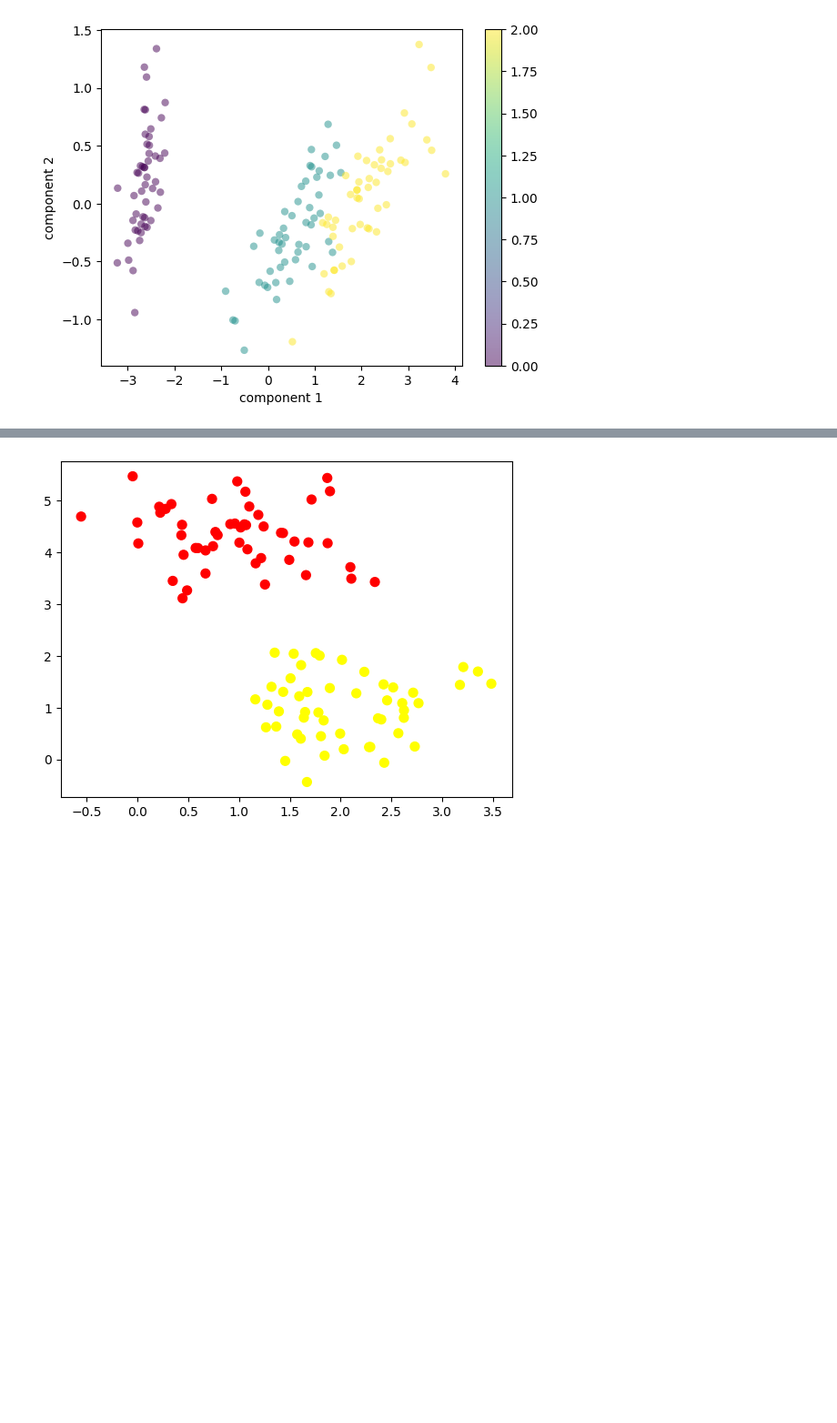
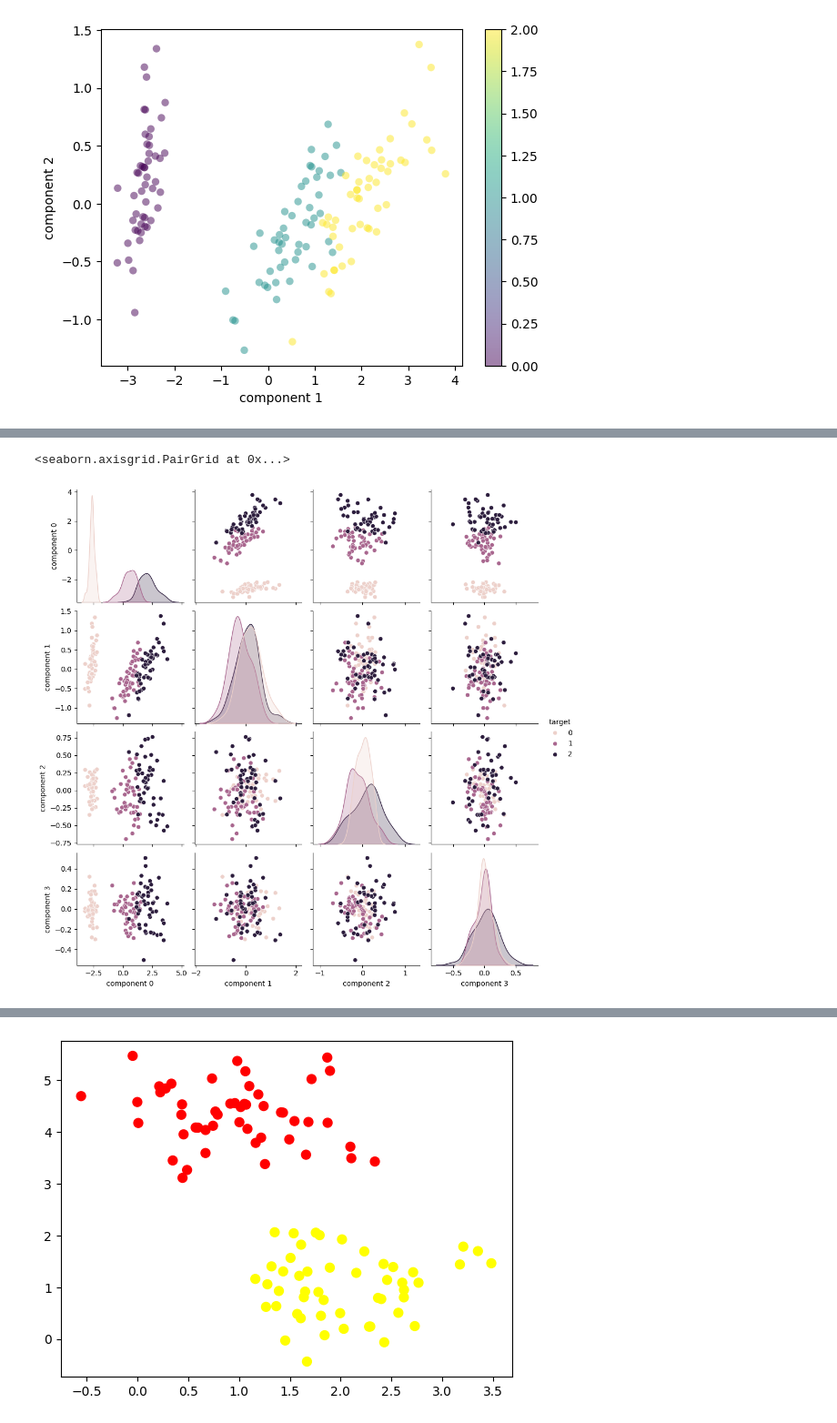
Before and after one commit to Pippo809/utilities, a Jupyter notebook: probability/pca.ipynb, the cells around one changed output, grey strips where cells are left out. Shown at 91% size. Saved outputs shown, nothing was run; the diff lists cells and outputs as text; code cells hidden in the pictures; blank space fills up the shorter version.

```diff
--- a/probability/pca.ipynb
+++ b/probability/pca.ipynb
@@ -65,6 +72,6 @@ y = iris.target
 # %%
 # Apply PCA
-pca = PCA(n_components=3)  # we want to reduce to 2 dimensions
+pca = PCA(n_components=4)  # we want to reduce to 2 dimensions
 X_pca = pca.fit_transform(X)
 # %%
 # Plot the data
@@ -75,3 +82,7 @@ plt.colorbar()
 plt.show()
 # %% [output]
 [figure]
+# %%
+df2 = pd.DataFrame({f"component {i}": X_pca[:, i] for i in range(X_pca.shape[1])})
+df2 = pd.concat((df2, load_iris(as_frame=True).target), axis=1)
+df2
@@ -77,0 +103,5 @@ plt.show()
+# %%
+sns.pairplot(df2, hue="target")
+# %% [output]
+<seaborn.axisgrid.PairGrid at 0x...>
+[figure, added]
```
Also changed, not shown: parts of 7 cells of this notebook, 1 other file.
